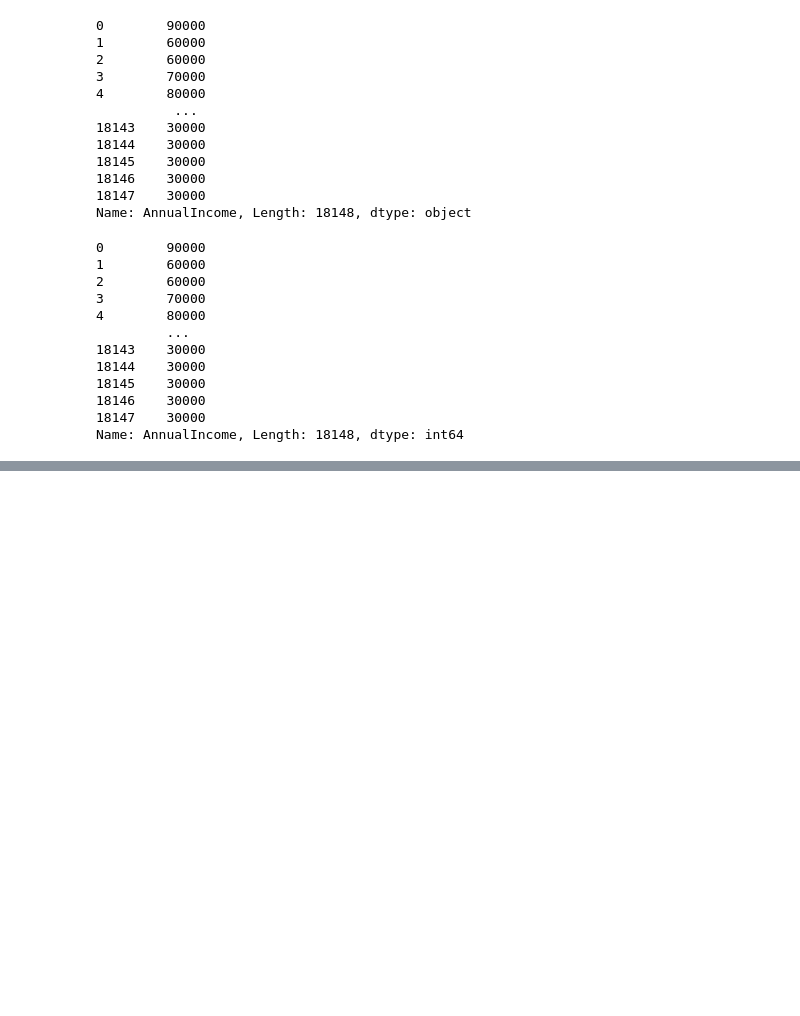
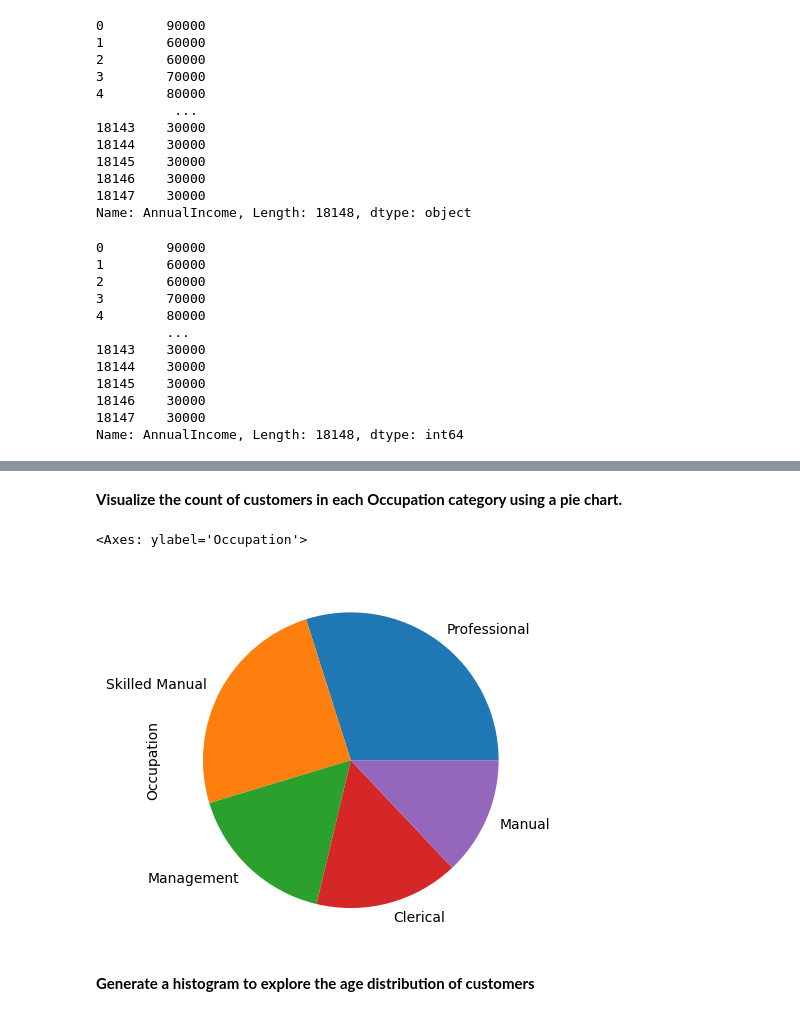
Before and after one commit to Christydataprog/Customers, a Jupyter notebook: Customer_Matplotlib.ipynb, the cells around one changed output, grey strips where cells are left out. Saved outputs shown, nothing was run; the diff lists cells and outputs as text; code cells hidden in the pictures; blank space fills up the shorter version.

```diff
--- a/Customer_Matplotlib.ipynb
+++ b/Customer_Matplotlib.ipynb
@@ -204,0 +341,9 @@ Name: AnnualIncome, Length: 18148, dtype: int64
+# %% [markdown]
+**Visualize the count of customers in each Occupation category using a pie chart.**
+# %%
+df.Occupation.value_counts().plot(kind='pie', ylabel='Occupation')
+# %% [output]
+<Axes: ylabel='Occupation'>
+[figure, added]
+# %% [markdown]
+**Generate a histogram to explore the age distribution of customers**
```
Also changed, not shown: parts of 51 cells of this notebook.
